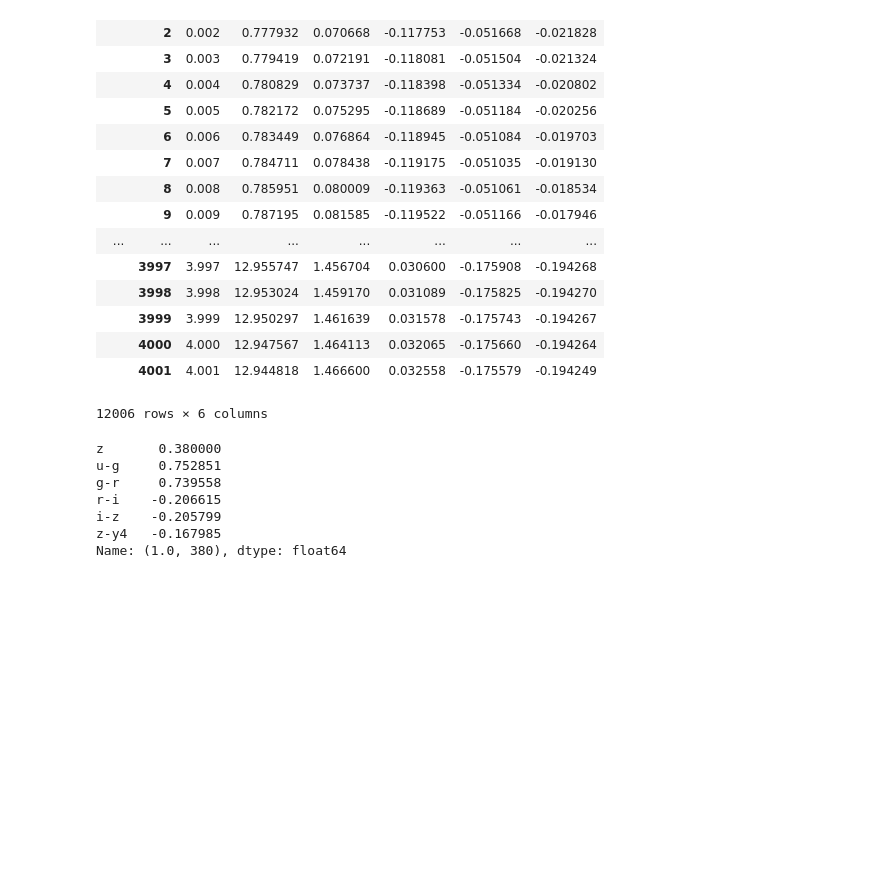
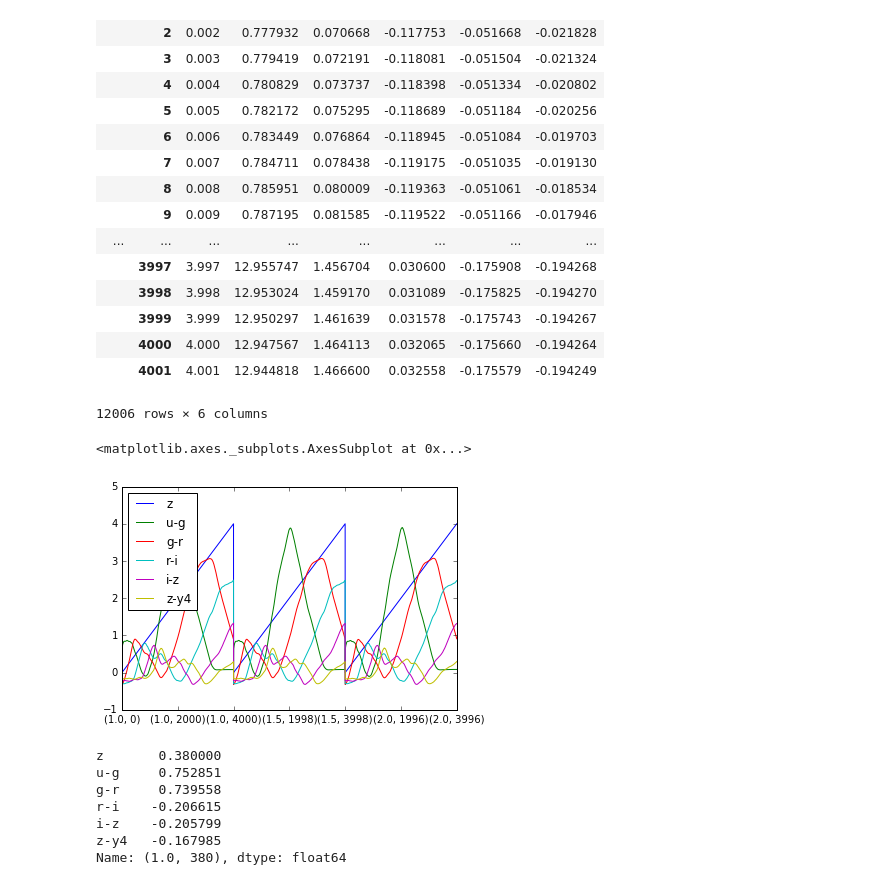
Before and after one commit to moeyensj/miscWork, a Jupyter notebook: 2gals/2Gals.ipynb, the cells around one changed output. Cells and saved outputs as stored; diff of their text form; code cells hidden in the pictures; blank space fills up the shorter version.

Commit message:
silly plot added

```diff
--- a/2gals/2Gals.ipynb
+++ b/2gals/2Gals.ipynb
@@ -144,6 +143,12 @@ Sc
 |  | 4000 | 4.000 | 12.947567 | 1.464113 | 0.032065 | -0.175660 | -0.194264 |
 |  | 4001 | 4.001 | 12.944818 | 1.466600 | 0.032558 | -0.175579 | -0.194249 |
 12006 rows × 6 columns
+# %%
+# Pretty but not very clear
+BC.plot()
+# %% [output]
+<matplotlib.axes._subplots.AxesSubplot at 0x...>
+[figure, added]
 # %%
 ### SANITY CHECK ###
 # As a sanity check, I’d expect that the colors are very similar for the first
```
Also changed, not shown: parts of 1 cell of this notebook.
